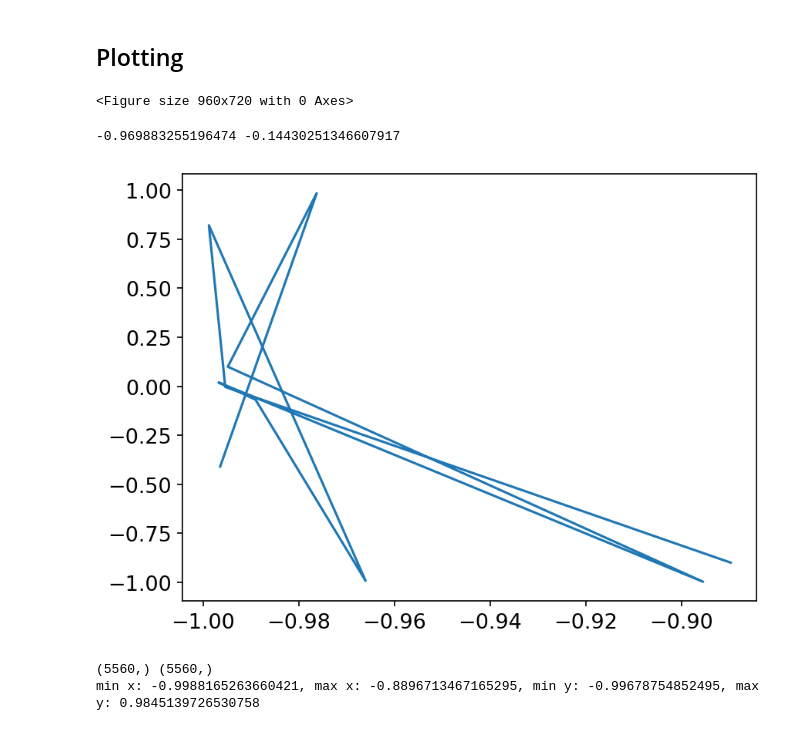
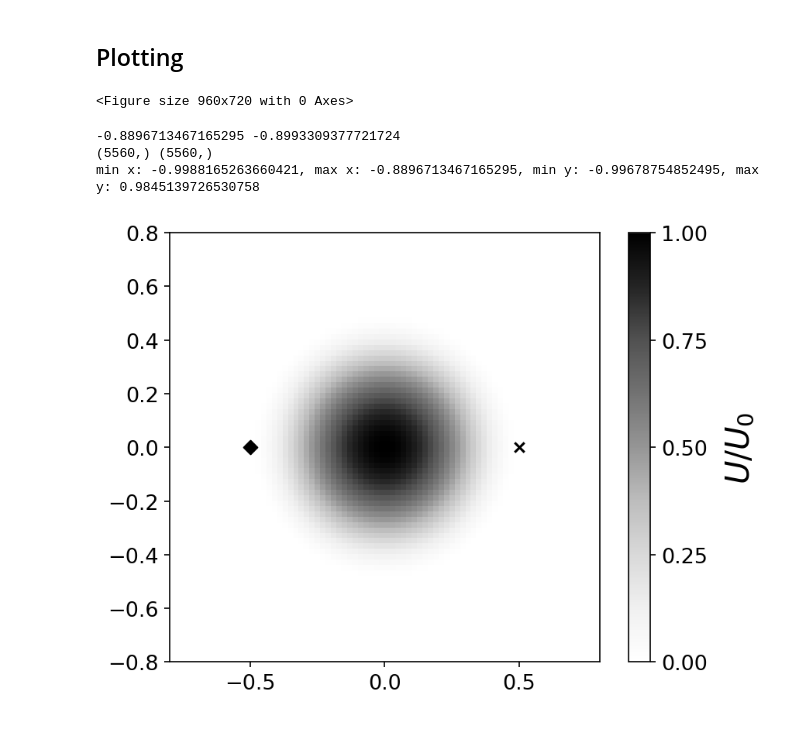
Before and after one commit to Lukibilly/PotentialRL, a Jupyter notebook: main.ipynb, the cells around one changed output. Cells and saved outputs as stored; diff of their text form; code cells hidden in the pictures.

Commit message:
created plotter, still needs testing

```diff
--- a/main.ipynb
+++ b/main.ipynb
@@ -173,24 +175,23 @@ Episode 8  finished!
 Episode 9  finished!
 # %% [markdown]
 ## Plotting
-# %%
-logger.plot_episode_losses()
-logger.plot_episode_steps()
-# %% [output]
-<Figure size 960x720 with 0 Axes>
+# %%
+plotter = RLPlotter(logger)
+# %% [output]
+<Figure size 960x720 with 0 Axes>
 # %%
 actions = []
 
 states = np.stack(logger.states).squeeze()
 x = states[:,0]
 y = states[:,1]
-print(x.mean(), y.mean())
-plt.plot(x,y)
-plt.show()
+plt.plot(np.arange(len(y)), y)
+print(x[0], y[0])
 print(x.shape, y.shape)
 print(f'min x: {min(x)}, max x: {max(x)}, min y: {min(y)}, max y: {max(y)}')
+plot_normalized_mexican_hat_potential()
 # %% [output]
--0.969883255196474 -0.14430251346607917
+-0.8896713467165295 -0.8993309377721724
+(5560,) (5560,)
+min x: -0.9988165263660421, max x: -0.8896713467165295, min y: -0.99678754852495, max y: 0.9845139726530758
-[figure, old version]
+[figure, new version]
-(5560,) (5560,)
-min x: -0.9988165263660421, max x: -0.8896713467165295, min y: -0.99678754852495, max y: 0.9845139726530758
```
Also changed, not shown: parts of 2 cells of this notebook, 2 other files.
